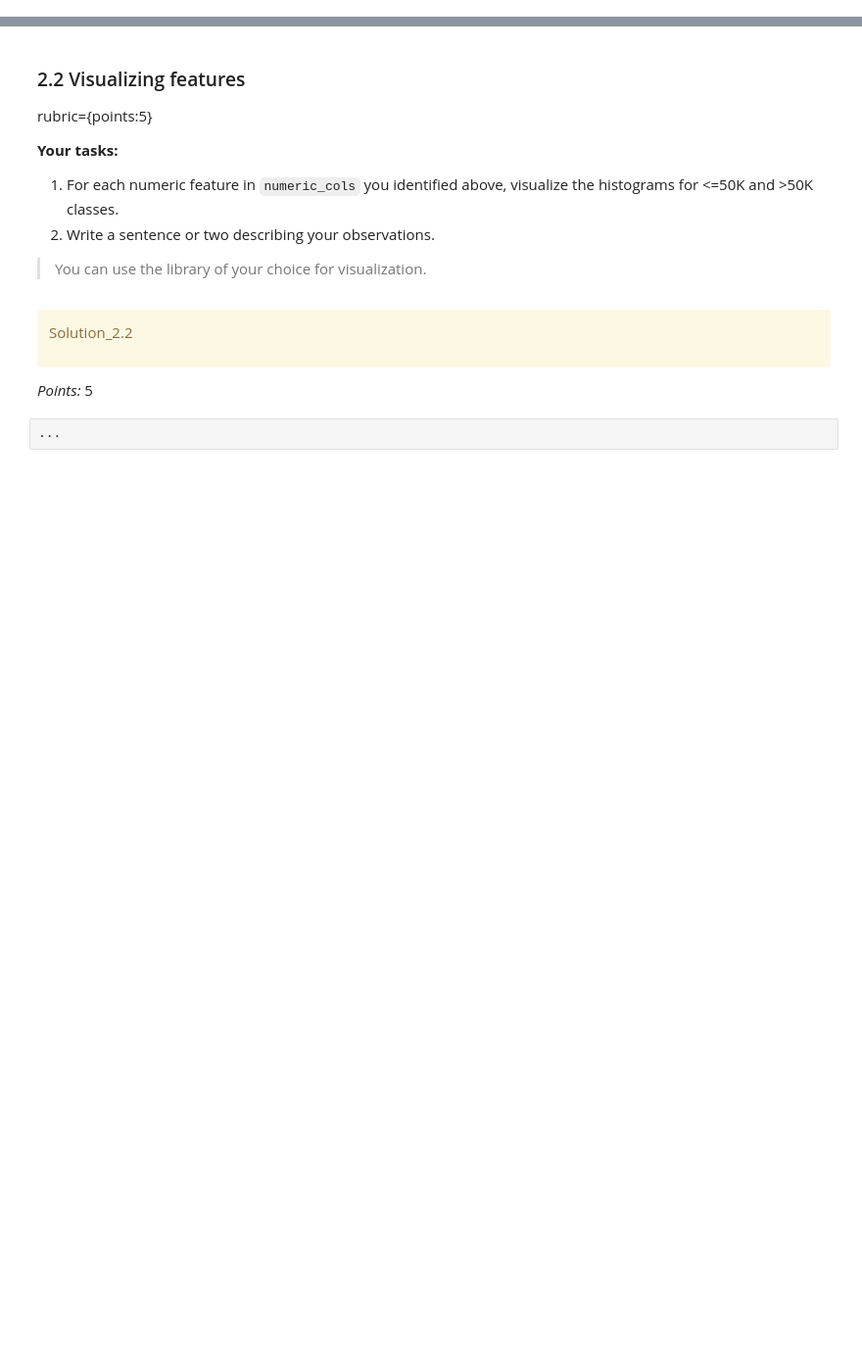
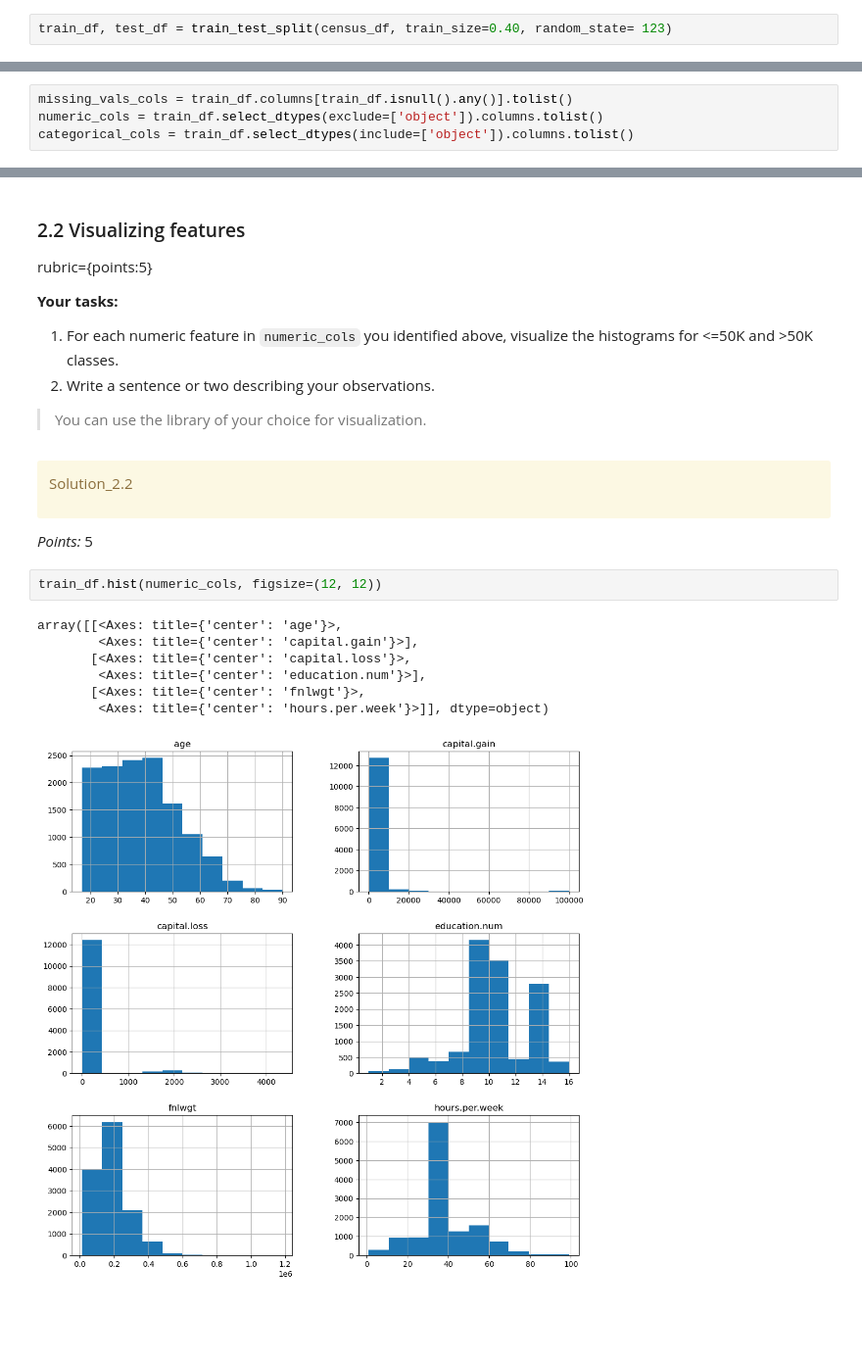
Before and after one commit to Zijing-Liu/cpsc330-2023W1, a Jupyter notebook: hw/hw3/hw3.ipynb, the cells around one changed output, grey strips where cells are left out. Shown at 98% size. Drawn from its saved outputs; the diff is of its cells as text; blank space fills up the shorter version.

```diff
--- a/hw/hw3/hw3.ipynb
+++ b/hw/hw3/hw3.ipynb
@@ -101,2 +103,4 @@ test_df = None
+# %%
+train_df, test_df = train_test_split(census_df, train_size=0.40, random_state= 123)
 # %%
 grader.check("q1.1")
@@ -164,3 +225,7 @@ numeric_cols = None
+# %%
+missing_vals_cols = train_df.columns[train_df.isnull().any()].tolist()
+numeric_cols = train_df.select_dtypes(exclude=['object']).columns.tolist()
+categorical_cols = train_df.select_dtypes(include=['object']).columns.tolist()
 # %%
 # Sorting the lists for the autograder
 missing_vals_cols.sort()
@@ -189,8 +256,16 @@ Solution_2.2
 </div>
 
 _Points:_ 5
-# %%
-...
+# %%
+train_df.hist(numeric_cols, figsize=(12, 12))
+# %% [output]
+array([[<Axes: title={'center': 'age'}>,
+        <Axes: title={'center': 'capital.gain'}>],
+       [<Axes: title={'center': 'capital.loss'}>,
+        <Axes: title={'center': 'education.num'}>],
+       [<Axes: title={'center': 'fnlwgt'}>,
+        <Axes: title={'center': 'hours.per.week'}>]], dtype=object)
+[figure, added]
 # %% [markdown]
 <!-- END QUESTION -->
 
```
Also changed, not shown: parts of 49 cells of this notebook, 4 other files.
